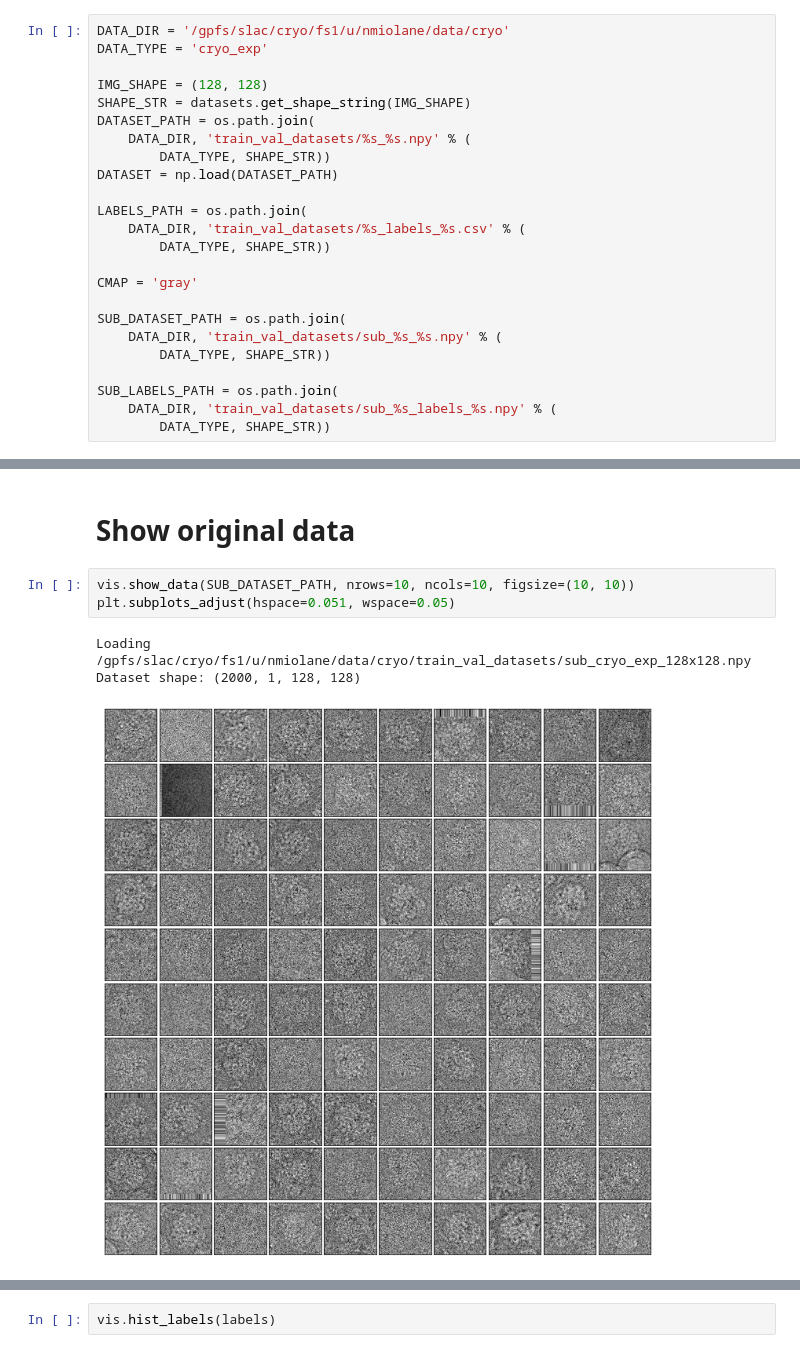
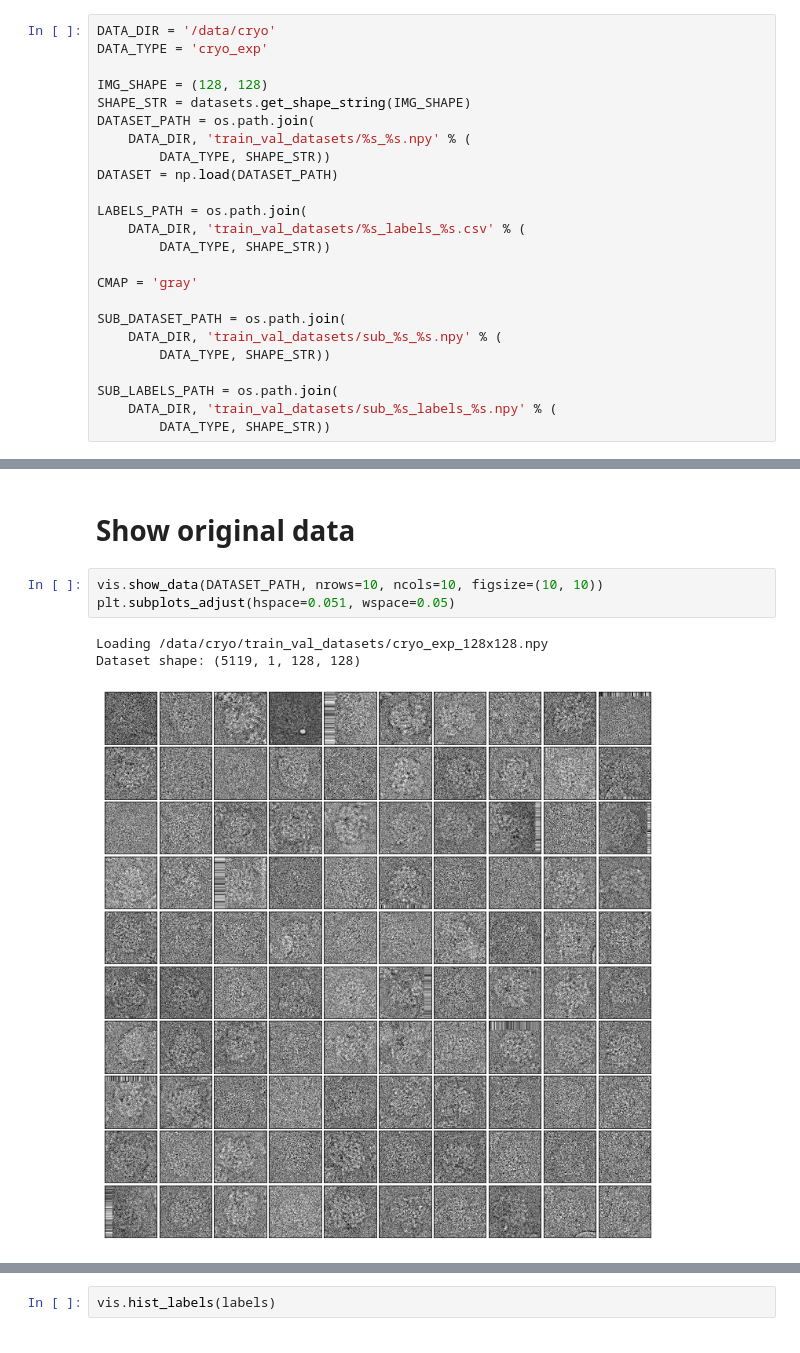
Before and after one commit to battyone/notebooks-1, a Jupyter notebook: inspect_cryo_exp_ray.ipynb, the cells around one changed output, grey strips where cells are left out. Cells and saved outputs as stored; diff of their text form.

```diff
--- a/inspect_cryo_exp_ray.ipynb
+++ b/inspect_cryo_exp_ray.ipynb
@@ -45,5 +51,5 @@ Best logdir is /gpfs/slac/cryo/fs1/u/nmiolane/results/output_cryo_exp/Train_44_b
 # %%
-DATA_DIR = '/gpfs/slac/cryo/fs1/u/nmiolane/data/cryo'
+DATA_DIR = '/data/cryo'
 DATA_TYPE = 'cryo_exp'
 
 IMG_SHAPE = (128, 128)
@@ -86,12 +92,12 @@ len(sublabels['focus'])
 # %% [markdown]
 # Show original data
 # %%
-vis.show_data(SUB_DATASET_PATH, nrows=10, ncols=10, figsize=(10, 10))
+vis.show_data(DATASET_PATH, nrows=10, ncols=10, figsize=(10, 10))
 plt.subplots_adjust(hspace=0.051, wspace=0.05)
 # %% [output]
-Loading /gpfs/slac/cryo/fs1/u/nmiolane/data/cryo/train_val_datasets/sub_cryo_exp_128x128.npy
-Dataset shape: (2000, 1, 128, 128)
+Loading /data/cryo/train_val_datasets/cryo_exp_128x128.npy
+Dataset shape: (5119, 1, 128, 128)
-[figure, old version]
+[figure, new version]
 # %%
 vis.plot_losses(OUTPUT)
 # %% [output]
```
Also changed, not shown: parts of 9 cells of this notebook.
